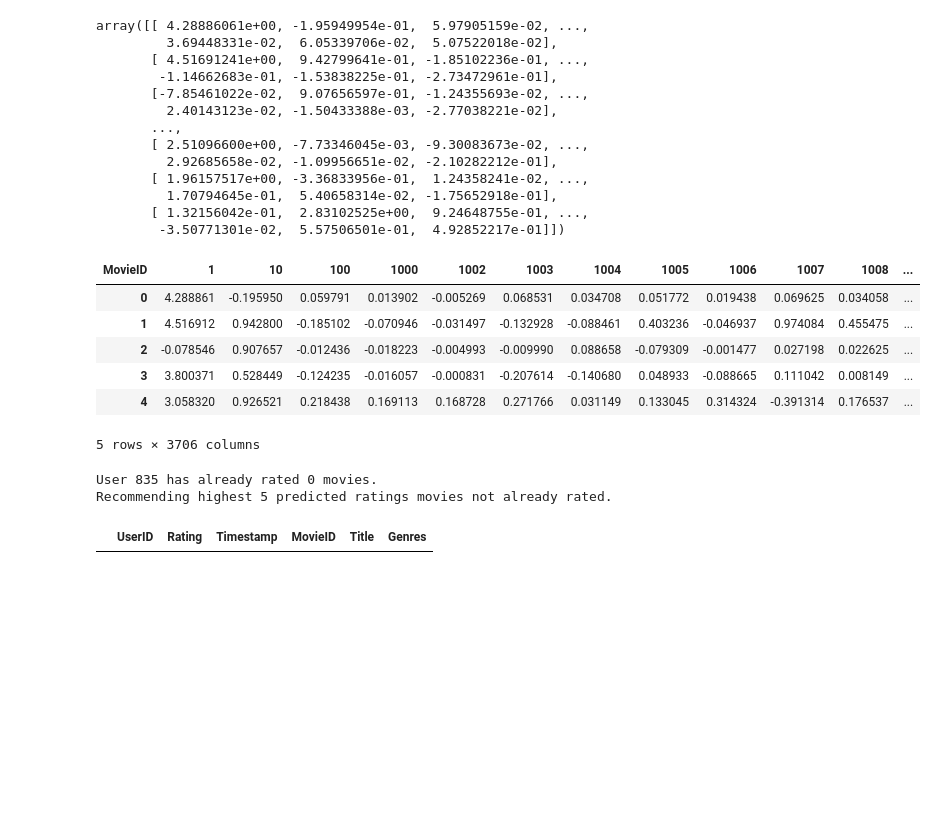
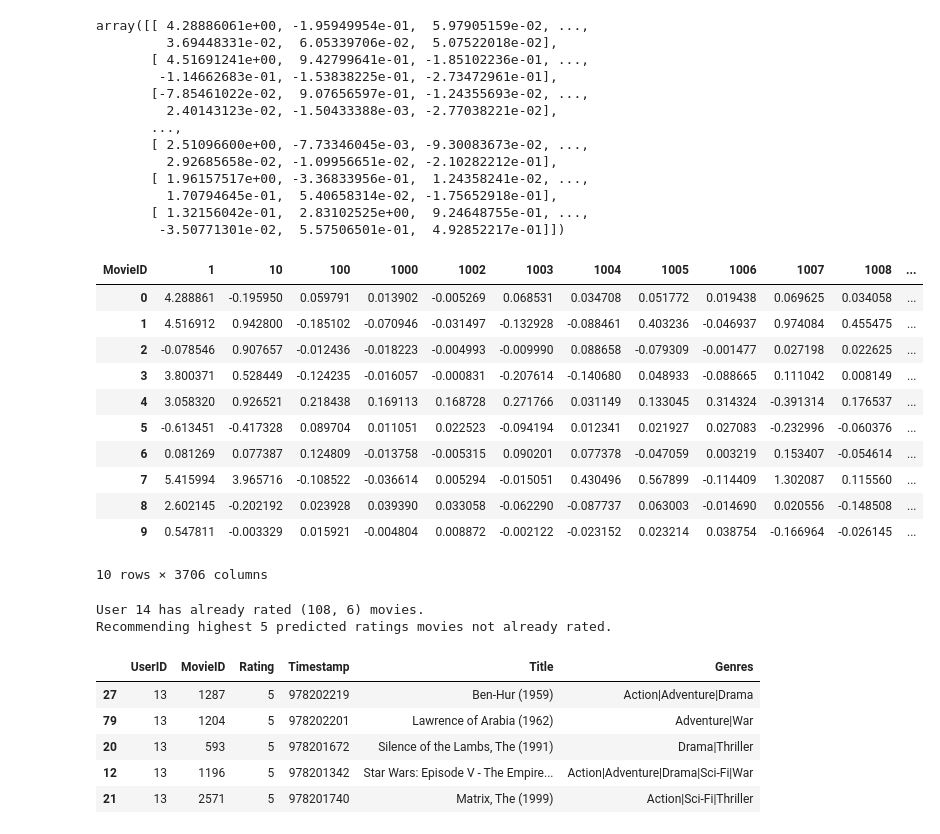
Before and after one commit to Jyotsnamadhavi/MovieRecommendationSystem, a Jupyter notebook: MovieRecommenderSystem.ipynb, the cells around one changed output. Drawn from its saved outputs; the diff is of its cells as text; code cells hidden in the pictures; blank space fills up the shorter version.

```diff
--- a/MovieRecommenderSystem.ipynb
+++ b/MovieRecommenderSystem.ipynb
@@ -140,15 +136,21 @@ array([[ 4.28886061e+00, -1.95949954e-01,  5.97905159e-02, ...,
         -3.50771301e-02,  5.57506501e-01,  4.92852217e-01]])
 # %%
 preds_df = pd.DataFrame(all_user_predicted_ratings, columns = R_df.columns)
-preds_df.head()
+preds_df.head(10)
+#preds_df.shape
 # %% [output]
 | MovieID | 1 | 10 | 100 | 1000 | 1002 | 1003 | 1004 | 1005 | 1006 | 1007 | 1008 | ... |
 | 0 | 4.288861 | -0.195950 | 0.059791 | 0.013902 | -0.005269 | 0.068531 | 0.034708 | 0.051772 | 0.019438 | 0.069625 | 0.034058 | ... |
 | 1 | 4.516912 | 0.942800 | -0.185102 | -0.070946 | -0.031497 | -0.132928 | -0.088461 | 0.403236 | -0.046937 | 0.974084 | 0.455475 | ... |
 | 2 | -0.078546 | 0.907657 | -0.012436 | -0.018223 | -0.004993 | -0.009990 | 0.088658 | -0.079309 | -0.001477 | 0.027198 | 0.022625 | ... |
 | 3 | 3.800371 | 0.528449 | -0.124235 | -0.016057 | -0.000831 | -0.207614 | -0.140680 | 0.048933 | -0.088665 | 0.111042 | 0.008149 | ... |
 | 4 | 3.058320 | 0.926521 | 0.218438 | 0.169113 | 0.168728 | 0.271766 | 0.031149 | 0.133045 | 0.314324 | -0.391314 | 0.176537 | ... |
+| 5 | -0.613451 | -0.417328 | 0.089704 | 0.011051 | 0.022523 | -0.094194 | 0.012341 | 0.021927 | 0.027083 | -0.232996 | -0.060376 | ... |
+| 6 | 0.081269 | 0.077387 | 0.124809 | -0.013758 | -0.005315 | 0.090201 | 0.077378 | -0.047059 | 0.003219 | 0.153407 | -0.054614 | ... |
+| 7 | 5.415994 | 3.965716 | -0.108522 | -0.036614 | 0.005294 | -0.015051 | 0.430496 | 0.567899 | -0.114409 | 1.302087 | 0.115560 | ... |
+| 8 | 2.602145 | -0.202192 | 0.023928 | 0.039390 | 0.033058 | -0.062290 | -0.087737 | 0.063003 | -0.014690 | 0.020556 | -0.148508 | ... |
+| 9 | 0.547811 | -0.003329 | 0.015921 | -0.004804 | 0.008872 | -0.002122 | -0.023152 | 0.023214 | 0.038754 | -0.166964 | -0.026145 | ... |
-5 rows × 3706 columns
+10 rows × 3706 columns
 # %%
 ratings_df.dtypes
 ratings_df["MovieID"] = pd.to_numeric(ratings_df["MovieID"])
@@ -181,14 +184,19 @@ def recommend_movies(predictions_df, userID, movies_df, original_ratings_df, num
 
     return user_full, recommendations
 # %%
-already_rated, predictions = recommend_movies(preds_df, 835, movies_df, ratings_df, 5)
+already_rated, predictions = recommend_movies(preds_df, 14, movies_df, ratings_df, 5)
 # %% [output]
-User 835 has already rated 0 movies.
+User 14 has already rated (108, 6) movies.
 Recommending highest 5 predicted ratings movies not already rated.
 # %%
-already_rated.head(10)
+already_rated.head()
 # %% [output]
-|  | UserID | Rating | Timestamp | MovieID | Title | Genres |
+|  | UserID | MovieID | Rating | Timestamp | Title | Genres |
+| 27 | 13 | 1287 | 5 | 978202219 | Ben-Hur (1959) | Action|Adventure|Drama |
+| 79 | 13 | 1204 | 5 | 978202201 | Lawrence of Arabia (1962) | Adventure|War |
+| 20 | 13 | 593 | 5 | 978201672 | Silence of the Lambs, The (1991) | Drama|Thriller |
+| 12 | 13 | 1196 | 5 | 978201342 | Star Wars: Episode V - The Empire... | Action|Adventure|Drama|Sci-Fi|War |
+| 21 | 13 | 2571 | 5 | 978201740 | Matrix, The (1999) | Action|Sci-Fi|Thriller |
 # %%
 predictions
 # %% [output]
```
Also changed, not shown: parts of 4 cells of this notebook.
